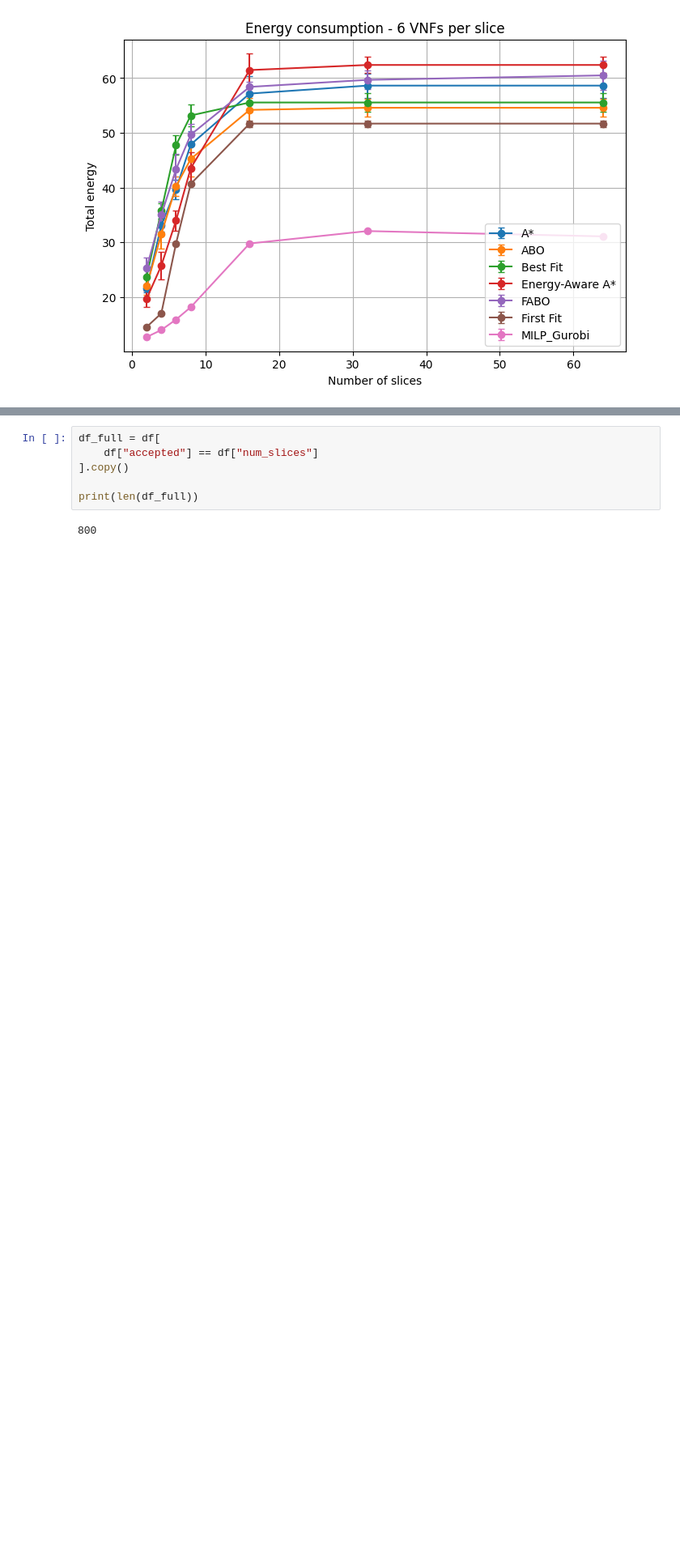
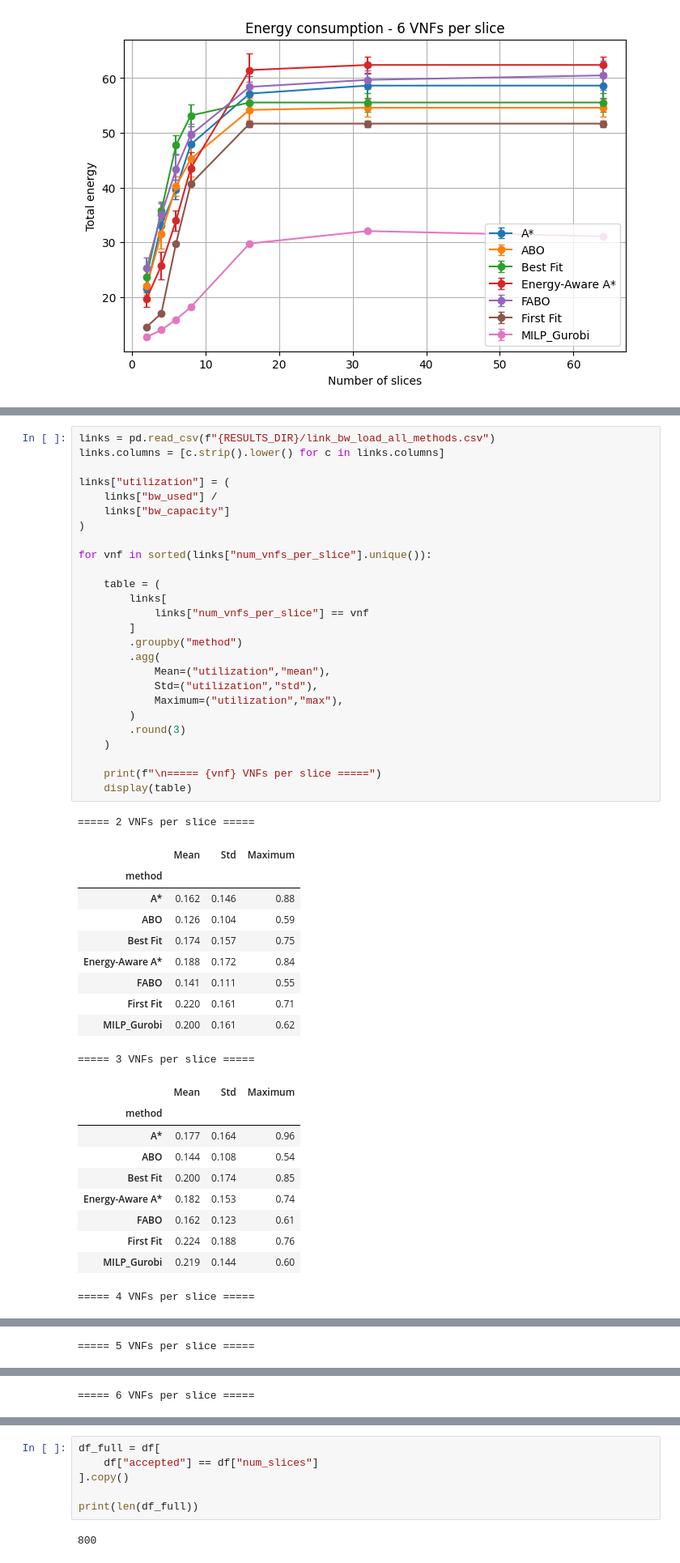
Before and after one commit to ceciliadesousaluzalmeida/5g-slicing-energy-effiiciency, a Jupyter notebook: simulator/analysis.ipynb, the cells around one changed output, grey strips where cells are left out. Shown at 81% size. Drawn from its saved outputs; the diff is of its cells as text; blank space fills up the shorter version.

```diff
--- a/simulator/analysis.ipynb
+++ b/simulator/analysis.ipynb
@@ -137,0 +591,48 @@ for vnf in sorted(metrics_agg["num_vnfs_per_slice"].unique()):
+# %%
+links = pd.read_csv(f"{RESULTS_DIR}/link_bw_load_all_methods.csv")
+links.columns = [c.strip().lower() for c in links.columns]
+
+links["utilization"] = (
+    links["bw_used"] /
+    links["bw_capacity"]
+)
+
+for vnf in sorted(links["num_vnfs_per_slice"].unique()):
+
+    table = (
+        links[
+            links["num_vnfs_per_slice"] == vnf
+        ]
+        .groupby("method")
+        .agg(
+            Mean=("utilization","mean"),
+            Std=("utilization","std"),
+            Maximum=("utilization","max"),
+        )
+        .round(3)
+    )
+
+    print(f"\n===== {vnf} VNFs per slice =====")
+    display(table)
+# %% [output]
+===== 2 VNFs per slice =====
+|  | Mean | Std | Maximum |
+| method |  |  |  |
+| A* | 0.162 | 0.146 | 0.88 |
+| ABO | 0.126 | 0.104 | 0.59 |
+| Best Fit | 0.174 | 0.157 | 0.75 |
+| Energy-Aware A* | 0.188 | 0.172 | 0.84 |
+| FABO | 0.141 | 0.111 | 0.55 |
+| First Fit | 0.220 | 0.161 | 0.71 |
+| MILP_Gurobi | 0.200 | 0.161 | 0.62 |
+===== 3 VNFs per slice =====
+|  | Mean | Std | Maximum |
+| method |  |  |  |
+| A* | 0.177 | 0.164 | 0.96 |
+| ABO | 0.144 | 0.108 | 0.54 |
+| Best Fit | 0.200 | 0.174 | 0.85 |
+| Energy-Aware A* | 0.182 | 0.153 | 0.74 |
+| FABO | 0.162 | 0.123 | 0.61 |
+| First Fit | 0.224 | 0.188 | 0.76 |
+| MILP_Gurobi | 0.219 | 0.144 | 0.60 |
+===== 4 VNFs per slice =====
@@ -137,0 +648 @@ for vnf in sorted(metrics_agg["num_vnfs_per_slice"].unique()):
+===== 5 VNFs per slice =====
@@ -137,0 +658 @@ for vnf in sorted(metrics_agg["num_vnfs_per_slice"].unique()):
+===== 6 VNFs per slice =====
```
Also changed, not shown: parts of 14 cells of this notebook, 8 other files.
